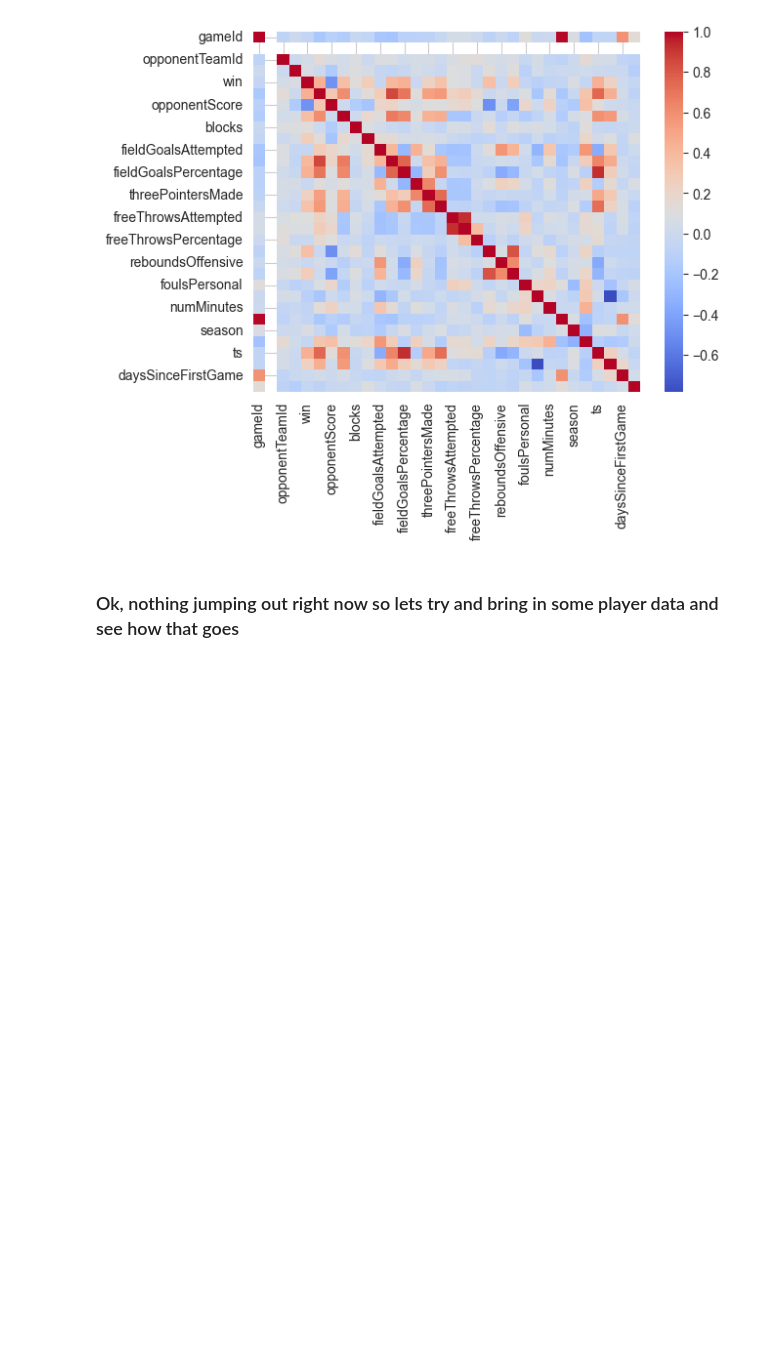
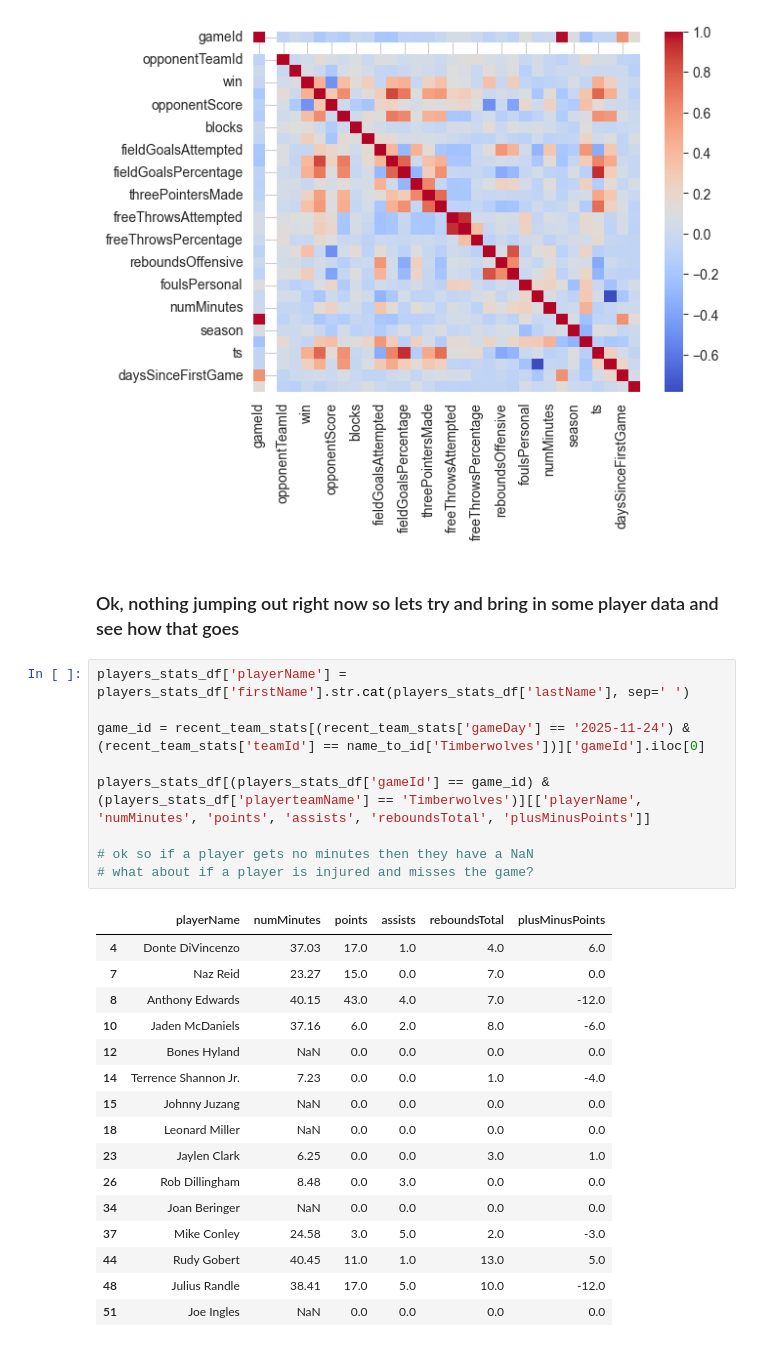
Before and after one commit to pruett1/nba-stats, a Jupyter notebook: exploratory.ipynb, the cells around one changed output. Drawn from its saved outputs; the diff is of its cells as text; blank space fills up the shorter version.

```diff
--- a/exploratory.ipynb
+++ b/exploratory.ipynb
@@ -348,3 +362,29 @@ sns.heatmap(numeric_cols.corr(), cmap='coolwarm')
 [figure]
 # %% [markdown]
 ### Ok, nothing jumping out right now so lets try and bring in some player data and see how that goes
+# %%
+players_stats_df['playerName'] = players_stats_df['firstName'].str.cat(players_stats_df['lastName'], sep=' ')
+
+game_id = recent_team_stats[(recent_team_stats['gameDay'] == '2025-11-24') & (recent_team_stats['teamId'] == name_to_id['Timberwolves'])]['gameId'].iloc[0]
+
+players_stats_df[(players_stats_df['gameId'] == game_id) & (players_stats_df['playerteamName'] == 'Timberwolves')][['playerName', 'numMinutes', 'points', 'assists', 'reboundsTotal', 'plusMinusPoints']]
+
+# ok so if a player gets no minutes then they have a NaN
+# what about if a player is injured and misses the game?
+# %% [output]
+|  | playerName | numMinutes | points | assists | reboundsTotal | plusMinusPoints |
+| 4 | Donte DiVincenzo | 37.03 | 17.0 | 1.0 | 4.0 | 6.0 |
+| 7 | Naz Reid | 23.27 | 15.0 | 0.0 | 7.0 | 0.0 |
+| 8 | Anthony Edwards | 40.15 | 43.0 | 4.0 | 7.0 | -12.0 |
+| 10 | Jaden McDaniels | 37.16 | 6.0 | 2.0 | 8.0 | -6.0 |
+| 12 | Bones Hyland | NaN | 0.0 | 0.0 | 0.0 | 0.0 |
+| 14 | Terrence Shannon Jr. | 7.23 | 0.0 | 0.0 | 1.0 | -4.0 |
+| 15 | Johnny Juzang | NaN | 0.0 | 0.0 | 0.0 | 0.0 |
+| 18 | Leonard Miller | NaN | 0.0 | 0.0 | 0.0 | 0.0 |
+| 23 | Jaylen Clark | 6.25 | 0.0 | 0.0 | 3.0 | 1.0 |
+| 26 | Rob Dillingham | 8.48 | 0.0 | 3.0 | 0.0 | 0.0 |
+| 34 | Joan Beringer | NaN | 0.0 | 0.0 | 0.0 | 0.0 |
+| 37 | Mike Conley | 24.58 | 3.0 | 5.0 | 2.0 | -3.0 |
+| 44 | Rudy Gobert | 40.45 | 11.0 | 1.0 | 13.0 | 5.0 |
+| 48 | Julius Randle | 38.41 | 17.0 | 5.0 | 10.0 | -12.0 |
+| 51 | Joe Ingles | NaN | 0.0 | 0.0 | 0.0 | 0.0 |
```
Also changed, not shown: parts of 18 cells of this notebook.
